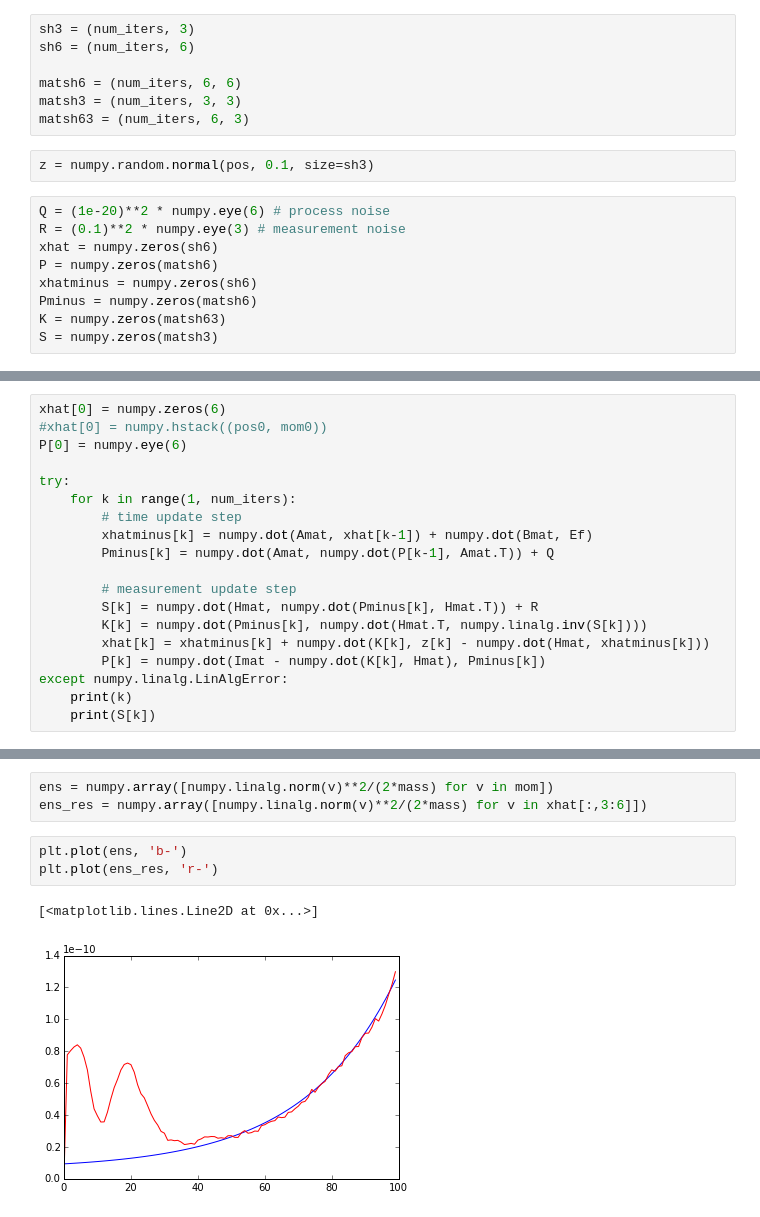
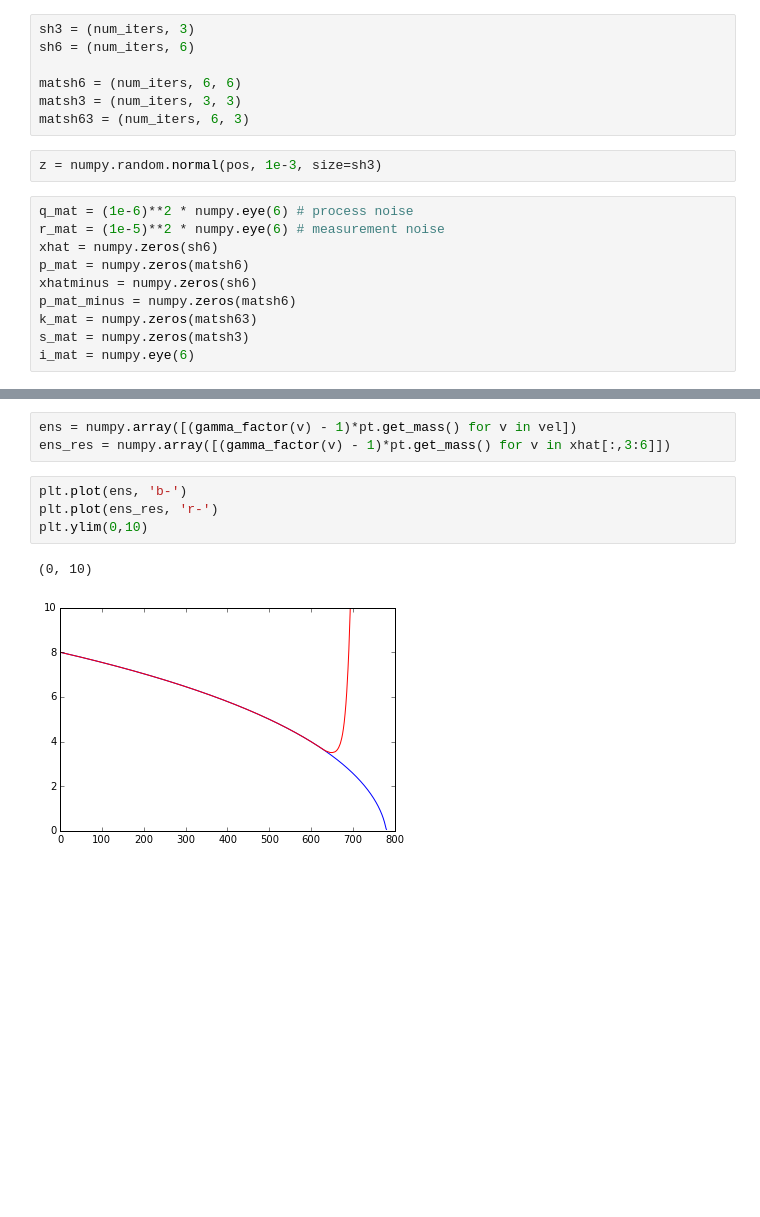
Before and after one commit to chchen123/pytpc, a Jupyter notebook: KalmanFilter.ipynb, the cells around one changed output, grey strips where cells are left out. Saved outputs shown, nothing was run; the diff lists cells and outputs as text; blank space fills up the shorter version.

```diff
--- a/KalmanFilter.ipynb
+++ b/KalmanFilter.ipynb
@@ -240,13 +70,14 @@ matsh6 = (num_iters, 6, 6)
 matsh3 = (num_iters, 3, 3)
 matsh63 = (num_iters, 6, 3)
 # %%
-z = numpy.random.normal(pos, 0.1, size=sh3)
+z = numpy.random.normal(pos, 1e-3, size=sh3)
 # %%
-Q = (1e-20)**2 * numpy.eye(6) # process noise
-R = (0.1)**2 * numpy.eye(3) # measurement noise
+q_mat = (1e-6)**2 * numpy.eye(6) # process noise
+r_mat = (1e-5)**2 * numpy.eye(6) # measurement noise
 xhat = numpy.zeros(sh6)
-P = numpy.zeros(matsh6)
+p_mat = numpy.zeros(matsh6)
 xhatminus = numpy.zeros(sh6)
-Pminus = numpy.zeros(matsh6)
-K = numpy.zeros(matsh63)
-S = numpy.zeros(matsh3)
+p_mat_minus = numpy.zeros(matsh6)
+k_mat = numpy.zeros(matsh63)
+s_mat = numpy.zeros(matsh3)
+i_mat = numpy.eye(6)
@@ -272,19 +83,0 @@ Imat = numpy.eye(6)
-# %%
-xhat[0] = numpy.zeros(6)
-#xhat[0] = numpy.hstack((pos0, mom0))
-P[0] = numpy.eye(6)
-
-try:
-    for k in range(1, num_iters):
-        # time update step
-        xhatminus[k] = numpy.dot(Amat, xhat[k-1]) + numpy.dot(Bmat, Ef)
-        Pminus[k] = numpy.dot(Amat, numpy.dot(P[k-1], Amat.T)) + Q
-
-        # measurement update step
-        S[k] = numpy.dot(Hmat, numpy.dot(Pminus[k], Hmat.T)) + R
-        K[k] = numpy.dot(Pminus[k], numpy.dot(Hmat.T, numpy.linalg.inv(S[k])))
-        xhat[k] = xhatminus[k] + numpy.dot(K[k], z[k] - numpy.dot(Hmat, xhatminus[k]))
-        P[k] = numpy.dot(Imat - numpy.dot(K[k], Hmat), Pminus[k])
-except numpy.linalg.LinAlgError:
-    print(k)
-    print(S[k])
@@ -336,9 +187,10 @@ ax.plot(xhat[:,0], xhat[:,1], xhat[:,2], 'r-')
 # %%
-ens = numpy.array([numpy.linalg.norm(v)**2/(2*mass) for v in mom])
-ens_res = numpy.array([numpy.linalg.norm(v)**2/(2*mass) for v in xhat[:,3:6]])
+ens = numpy.array([(gamma_factor(v) - 1)*pt.get_mass() for v in vel])
+ens_res = numpy.array([(gamma_factor(v) - 1)*pt.get_mass() for v in xhat[:,3:6]])
 # %%
 plt.plot(ens, 'b-')
 plt.plot(ens_res, 'r-')
+plt.ylim(0,10)
 # %% [output]
-[<matplotlib.lines.Line2D at 0x...>]
+(0, 10)
-[figure, old version]
+[figure, new version]
```
Also changed, not shown: parts of 35 cells of this notebook, 1 other file.
